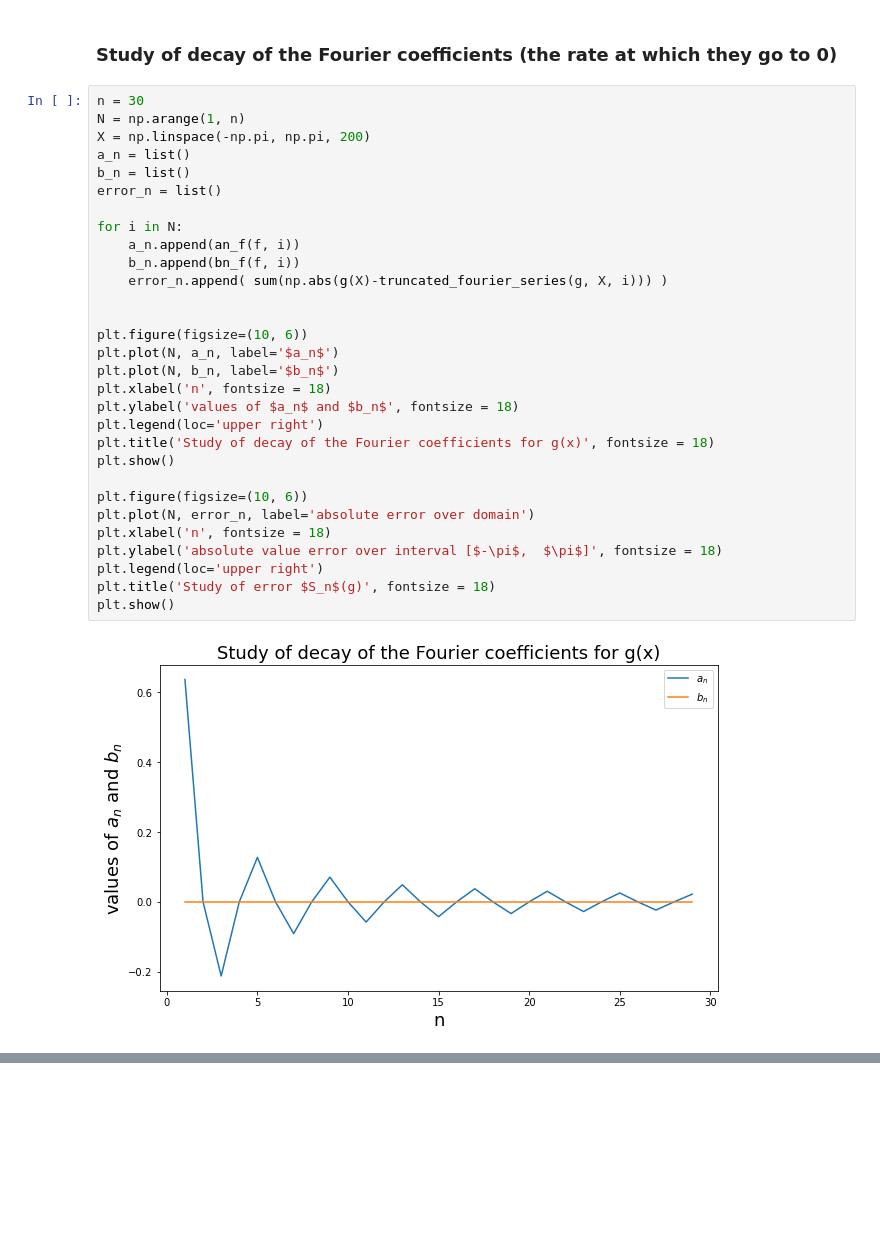
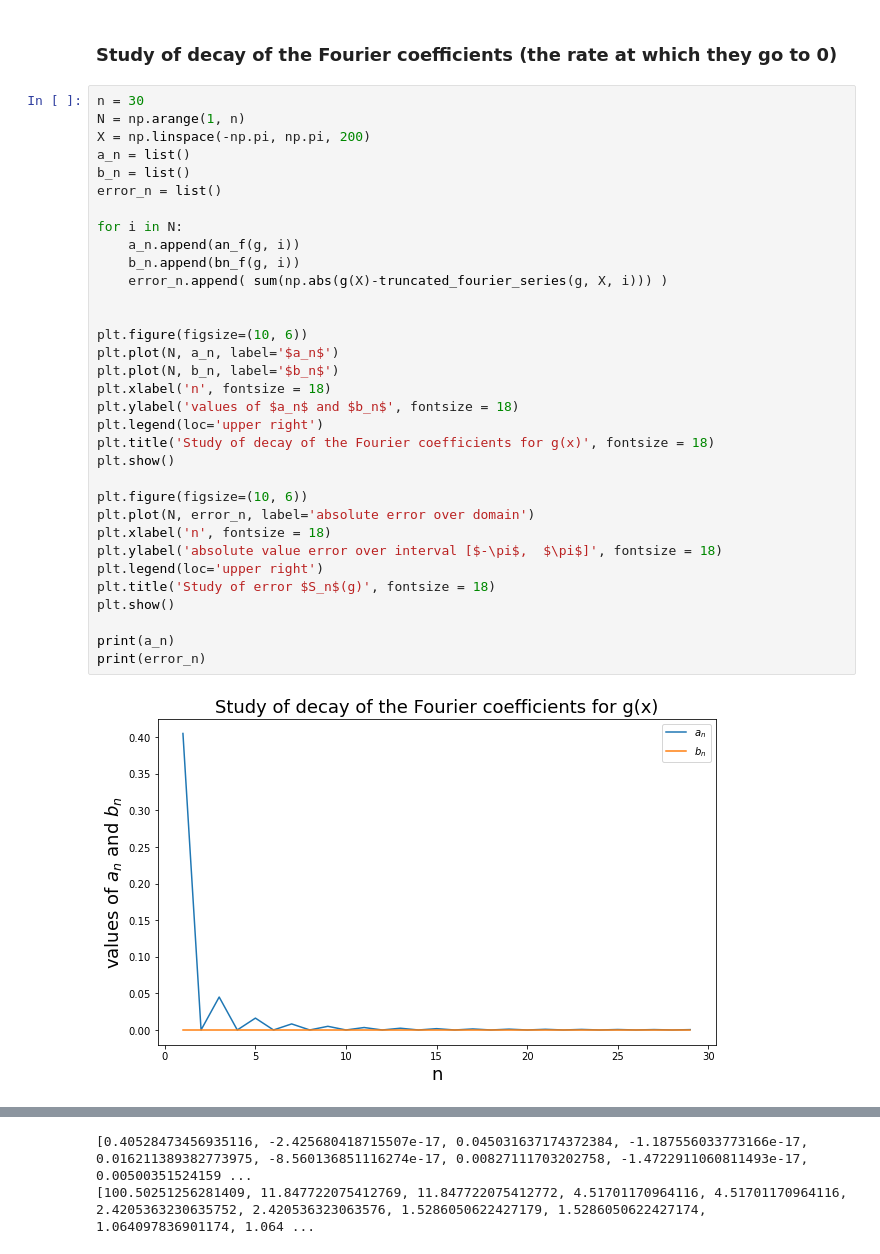
Before and after one commit to Kev1MSL/MAA-106-Project, a Jupyter notebook: Project_Li_Messali.ipynb, the cells around one changed output, grey strips where cells are left out. Cells and saved outputs as stored; diff of their text form; blank space fills up the shorter version.

```diff
--- a/Project_Li_Messali.ipynb
+++ b/Project_Li_Messali.ipynb
@@ -148,33 +148,38 @@ bn_g(10): 0.0
 # %%
 n = 30
 N = np.arange(1, n)
 X = np.linspace(-np.pi, np.pi, 200)
 a_n = list()
 b_n = list()
 error_n = list()
 
 for i in N:
-    a_n.append(an_f(f, i))
-    b_n.append(bn_f(f, i))
+    a_n.append(an_f(g, i))
+    b_n.append(bn_f(g, i))
     error_n.append( sum(np.abs(g(X)-truncated_fourier_series(g, X, i))) )
 
 
 plt.figure(figsize=(10, 6))
 plt.plot(N, a_n, label='$a_n$')
 plt.plot(N, b_n, label='$b_n$')
 plt.xlabel('n', fontsize = 18)
 plt.ylabel('values of $a_n$ and $b_n$', fontsize = 18)
 plt.legend(loc='upper right')
 plt.title('Study of decay of the Fourier coefficients for g(x)', fontsize = 18)
 plt.show()
 
 plt.figure(figsize=(10, 6))
 plt.plot(N, error_n, label='absolute error over domain')
 plt.xlabel('n', fontsize = 18)
 plt.ylabel('absolute value error over interval [$-\pi$,  $\pi$]', fontsize = 18)
 plt.legend(loc='upper right')
 plt.title('Study of error $S_n$(g)', fontsize = 18)
 plt.show()
+
+print(a_n)
+print(error_n)
 # %% [output]
-[figure, old version]
+[figure, new version]
 [figure]
+[0.40528473456935116, -2.425680418715507e-17, 0.045031637174372384, -1.187556033773166e-17, 0.016211389382773975, -8.560136851116274e-17, 0.00827111703202758, -1.4722911060811493e-17, 0.00500351524159 ...
+[100.50251256281409, 11.847722075412769, 11.847722075412772, 4.51701170964116, 4.51701170964116, 2.4205363230635752, 2.420536323063576, 1.5286050622427179, 1.5286050622427174, 1.064097836901174, 1.064 ...
```
Also changed, not shown: parts of 1 cell of this notebook.
